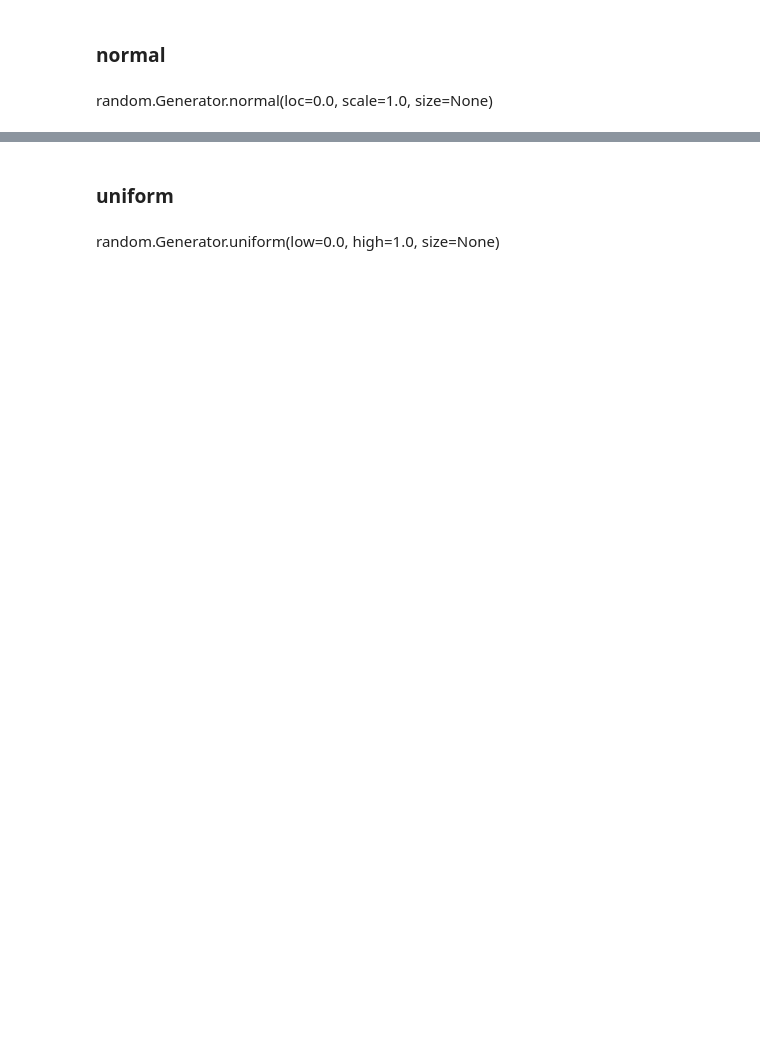
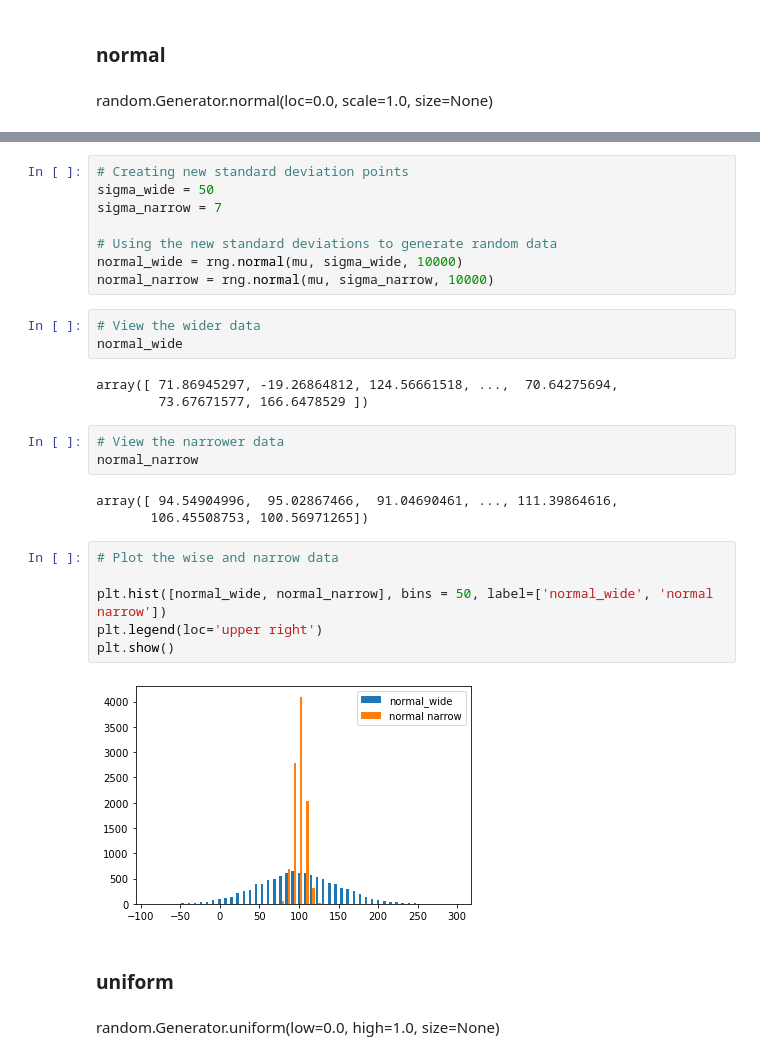
Before and after one commit to andrewjscott/Programming-for-Data-Analysis-Assignment, a Jupyter notebook: Numpy-random.ipynb, the cells around one changed output, grey strips where cells are left out. Cells and saved outputs as stored; diff of their text form; blank space fills up the shorter version.

```diff
--- a/Numpy-random.ipynb
+++ b/Numpy-random.ipynb
@@ -534,3 +542,31 @@ plt.hist(normal_higher, bins = 50)
+# %%
+# Creating new standard deviation points
+sigma_wide = 50
+sigma_narrow = 7
+
+# Using the new standard deviations to generate random data
+normal_wide = rng.normal(mu, sigma_wide, 10000)
+normal_narrow = rng.normal(mu, sigma_narrow, 10000)
+# %%
+# View the wider data
+normal_wide
+# %% [output]
+array([ 71.86945297, -19.26864812, 124.56661518, ...,  70.64275694,
+        73.67671577, 166.6478529 ])
+# %%
+# View the narrower data
+normal_narrow
+# %% [output]
+array([ 94.54904996,  95.02867466,  91.04690461, ..., 111.39864616,
+       106.45508753, 100.56971265])
+# %%
+# Plot the wise and narrow data
+
+plt.hist([normal_wide, normal_narrow], bins = 50, label=['normal_wide', 'normal narrow'])
+plt.legend(loc='upper right')
+plt.show()
+# %% [output]
+[figure, added]
 # %% [markdown]
 ### **uniform**
 # %% [markdown]
```
Also changed, not shown: parts of 51 cells of this notebook.
